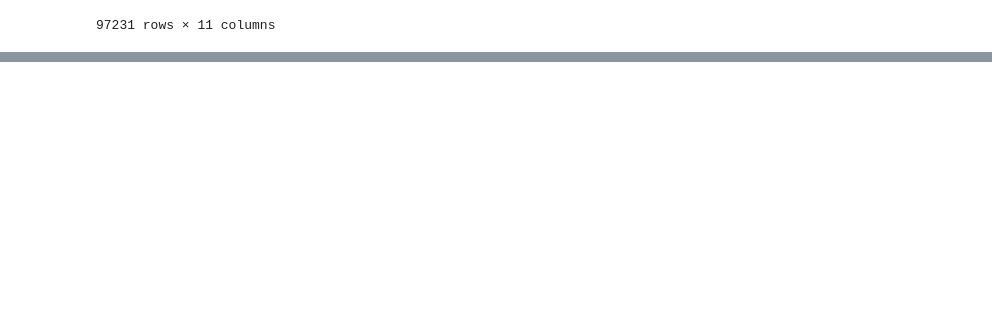
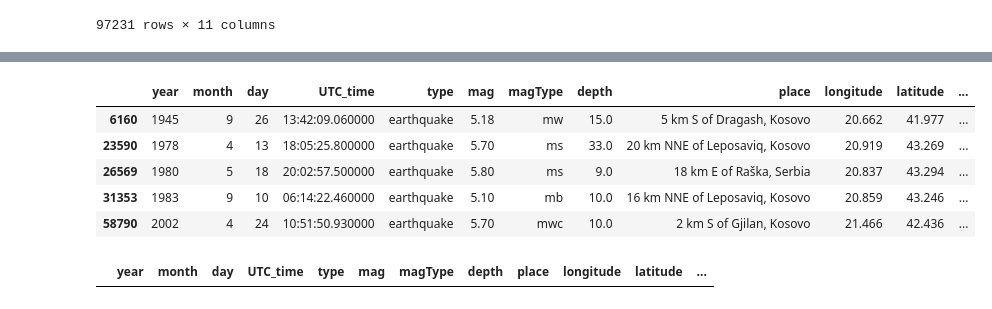
Before and after one commit to jameslaurence82/Project, a Jupyter notebook: earthquake.ipynb, the cells around one changed output, grey strips where cells are left out. Saved outputs shown, nothing was run; the diff lists cells and outputs as text; code cells hidden in the pictures; blank space fills up the shorter version.

```diff
--- a/earthquake.ipynb
+++ b/earthquake.ipynb
@@ -845,18 +845,13 @@ def get_country_reverse_geocoder(latitude, longitude):
 # Apply the function to create a new 'country' column
 locations['country'] = locations.apply(lambda row: get_country_reverse_geocoder(row['latitude'], row['longitude']), axis=1)
 
-
-
-# Sample DataFrame with 'country_code' column
-df = pd.DataFrame({'country_code': ['US', 'CA', 'GB', 'FR', 'DE']})
-
 # Function to map country codes to country names
 def get_country_name(country_code):
     country = pycountry.countries.get(alpha_2=country_code)
     return country.name if country else None
 
 # Apply the function to create a new 'country_name' column
-df['country_name'] = df['country_code'].apply(get_country_name)
+locations['country_name'] = locations['country'].apply(get_country_name)
 
 # copy locations dataframe for shape file continent/ocean update
 region = locations.copy()
@@ -879,0 +891,12 @@ Loading formatted geocoded file...
+# %%
+# check 5 null values in the country name column
+null_rows = region[region['country_name'].isnull()]
+
+null_rows
+# %% [output]
+|  | year | month | day | UTC_time | type | mag | magType | depth | place | longitude | latitude | ... |
+| 6160 | 1945 | 9 | 26 | 13:42:09.060000 | earthquake | 5.18 | mw | 15.0 | 5 km S of Dragash, Kosovo | 20.662 | 41.977 | ... |
+| 23590 | 1978 | 4 | 13 | 18:05:25.800000 | earthquake | 5.70 | ms | 33.0 | 20 km NNE of Leposaviq, Kosovo | 20.919 | 43.269 | ... |
+| 26569 | 1980 | 5 | 18 | 20:02:57.500000 | earthquake | 5.80 | ms | 9.0 | 18 km E of Raška, Serbia | 20.837 | 43.294 | ... |
+| 31353 | 1983 | 9 | 10 | 06:14:22.460000 | earthquake | 5.10 | mb | 10.0 | 16 km NNE of Leposaviq, Kosovo | 20.859 | 43.246 | ... |
+| 58790 | 2002 | 4 | 24 | 10:51:50.930000 | earthquake | 5.70 | mwc | 10.0 | 2 km S of Gjilan, Kosovo | 21.466 | 42.436 | ... |
@@ -880 +919,8 @@ Loading formatted geocoded file...
+# %%
+# check 5 null values in the country name column
+null_rows = region[region['country_name'].isnull()]
+
+null_rows
+# %% [output]
+|  | year | month | day | UTC_time | type | mag | magType | depth | place | longitude | latitude | ... |
 # %%
```
Also changed, not shown: parts of 17 cells of this notebook.
